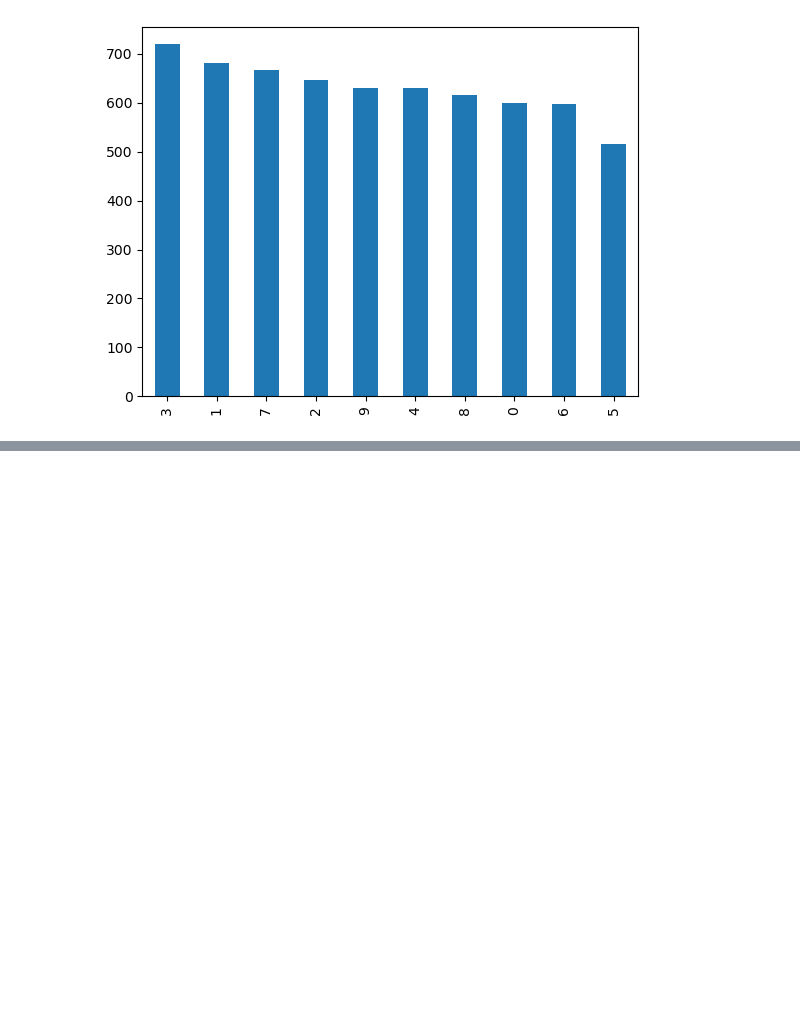
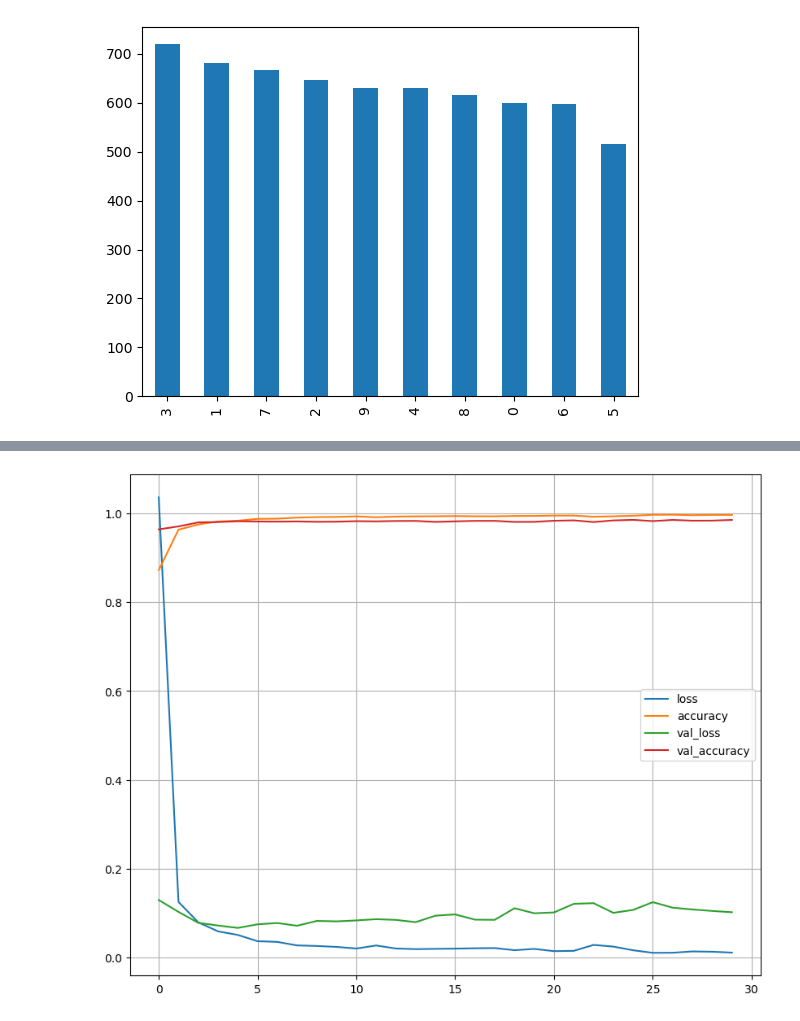
Before and after one commit to mitkrieg/digit-recognition, a Jupyter notebook: digit_prediction.ipynb, the cells around one changed output, grey strips where cells are left out. Cells and saved outputs as stored; diff of their text form; code cells hidden in the pictures; blank space fills up the shorter version.

```diff
--- a/digit_prediction.ipynb
+++ b/digit_prediction.ipynb
@@ -101,0 +175,16 @@ grid.score(X_train,y_train)
+# %%
+from keras import Sequential, layers
+
+model = Sequential([
+    # layers.Input(shape=(784,))
+    layers.Conv2D(64,3,input_shape=(28,28,1), activation="relu"),
+    layers.MaxPool2D(2),
+    layers.Conv2D(64,3, activation="relu"),
+    layers.MaxPool2D(2),
+    layers.Flatten(),
+    layers.Dropout(.1),
+    layers.Dense(10, activation="softmax")
+])
+
+model.compile(loss="categorical_crossentropy", optimizer="adam", metrics=["accuracy"])
+model.summary()
@@ -101,0 +209,10 @@ grid.score(X_train,y_train)
+# %%
+data = X_train.values.reshape(-1,28,28,1)
+labels = tf.keras.utils.to_categorical(y_train)
+m = model.fit(
+    data,
+    labels,
+    epochs=30,
+    validation_split=.2,
+    batch_size=128
+)
@@ -101,0 +237,6 @@ grid.score(X_train,y_train)
+# %%
+history = pd.DataFrame(m.history)
+history.plot(figsize=(10,8))
+plt.grid(True)
+# %% [output]
+[figure, added]
```
Also changed, not shown: parts of 14 cells of this notebook.
